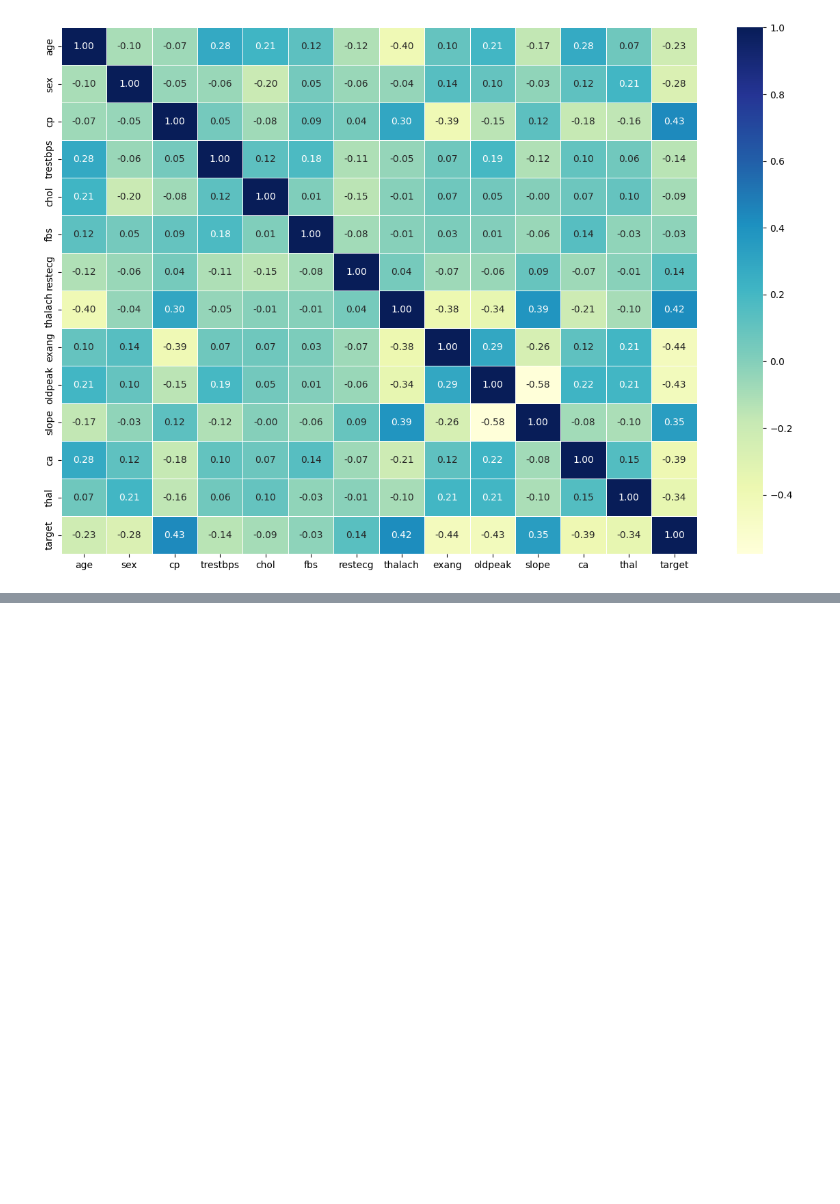
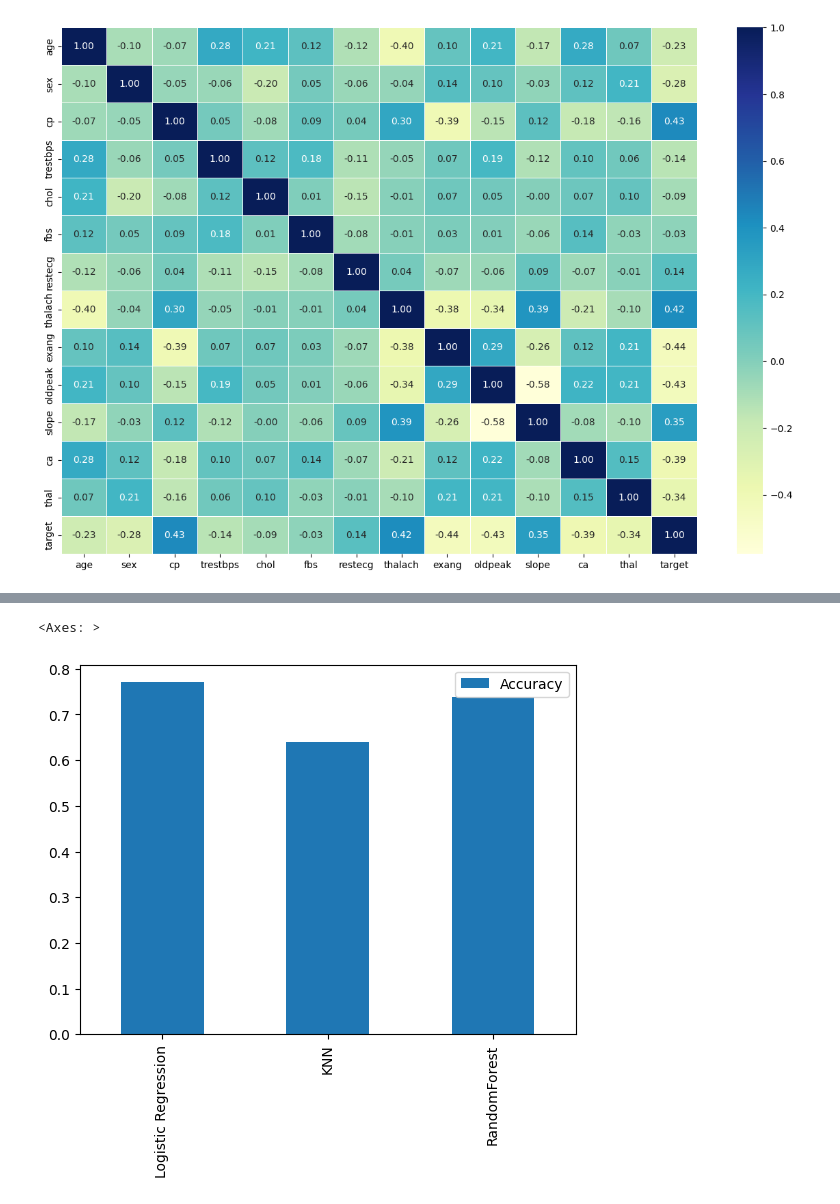
Before and after one commit to Kidist-c/Heart-Disease-ml-project, a Jupyter notebook: Notebooks/heart-disease.ipynb, the cells around one changed output, grey strips where cells are left out. Cells and saved outputs as stored; diff of their text form; code cells hidden in the pictures; blank space fills up the shorter version.

Commit message:
appelied ml models

```diff
--- a/Notebooks/heart-disease.ipynb
+++ b/Notebooks/heart-disease.ipynb
@@ -261,0 +268,33 @@ ax=sns.heatmap(corr_matrix,
+# %%
+# split data in to X and Y
+X=df.drop("target",axis=1)
+Y=df["target"]
+# split data in to train and test set
+x_train,x_test,y_train,y_test=train_test_split(X,Y,test_size=0.2)
+# %%
+# put all our 3 models in dictionary
+models={
+    "Logistic Regression":LogisticRegression(),
+    "KNN":KNeighborsClassifier(),
+    "RandomForest":RandomForestClassifier()
+}
+def fit_and_score(models,x_train,x_test,y_train,y_test):
+    """
+    fits and evaluates diffrent models
+    """
+    # set random seed
+    np.random.seed(42)
+    # make dictionary to keep model scores
+    model_scores={}
+
+    for name, model in models.items():
+        model.fit(x_train,y_train)
+        model_scores[name]=model.score(x_test,y_test)
+    return model_scores
+# %%
+models_score=fit_and_score(models=models,
+                           x_train=x_train,
+                           x_test=x_test,
+                           y_train=y_train,
+                           y_test=y_test)
+models_score
@@ -261,0 +313,7 @@ ax=sns.heatmap(corr_matrix,
+# %%
+# compare models
+model_compare=pd.DataFrame(models_score,index=['Accuracy'])
+model_compare.T.plot.bar()
+# %% [output]
+<Axes: >
+[figure, added]
```
Also changed, not shown: parts of 2 cells of this notebook.
